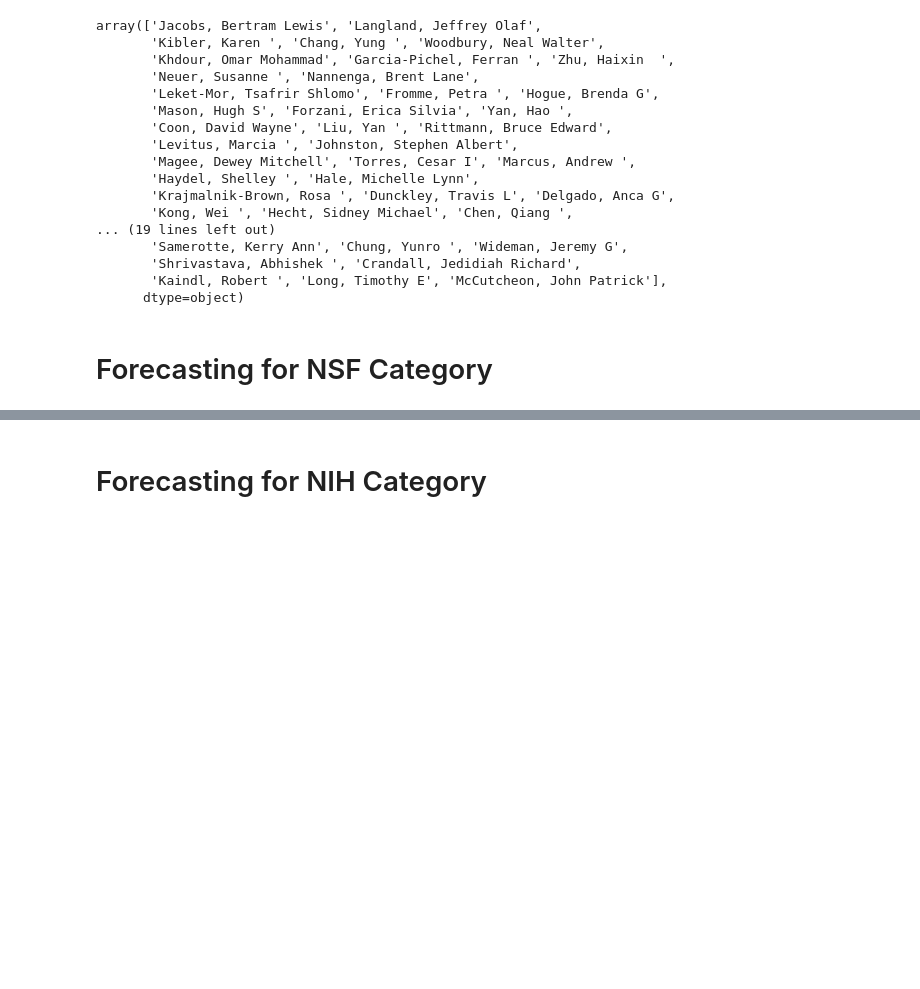
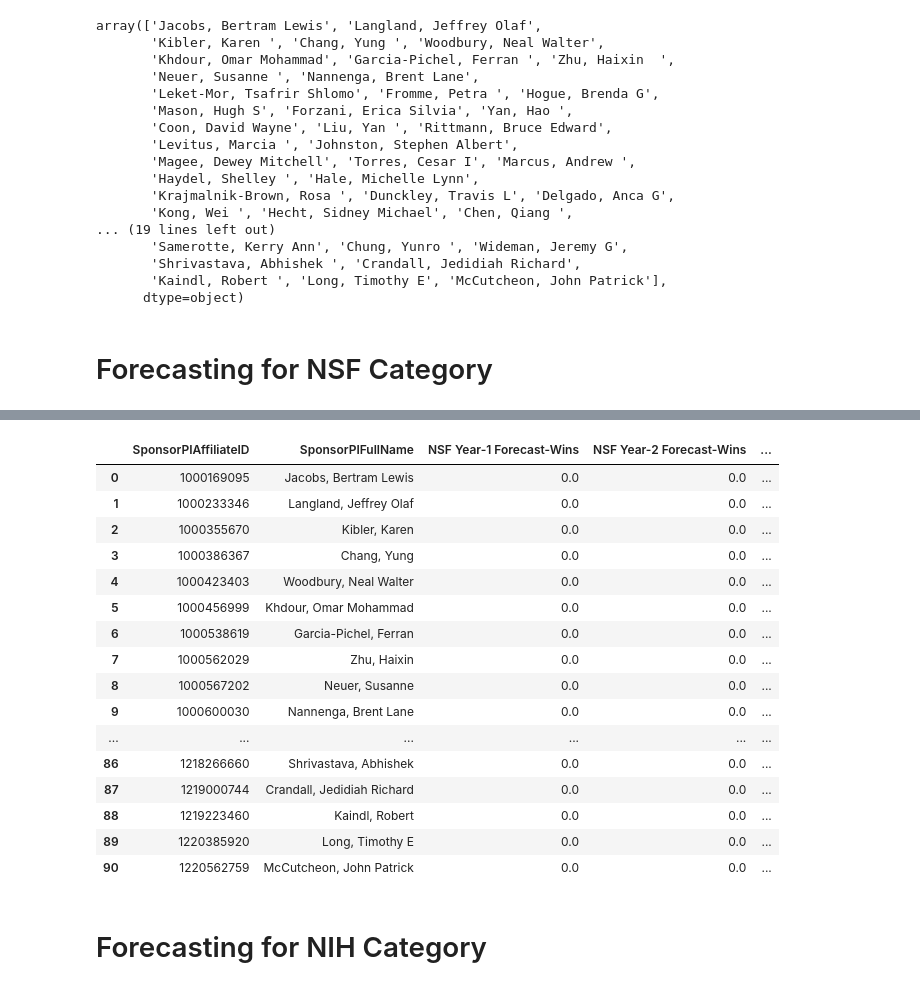
Before and after one commit to S-M-Ammar/Projects, a Jupyter notebook: Researchers Data Analytics/main-1.ipynb, the cells around one changed output, grey strips where cells are left out. Drawn from its saved outputs; the diff is of its cells as text; code cells hidden in the pictures; blank space fills up the shorter version.

Commit message:
Researchers Data Analytics

```diff
--- a/Researchers Data Analytics/main-1.ipynb
+++ b/Researchers Data Analytics/main-1.ipynb
@@ -66,16 +66,16 @@ adf_test = ADFTest(alpha=0.5)
 # %% [markdown]
 # Forecasting for NSF Category
 # %%
-NSF_Wins_df = pd.DataFrame(columns=['SponsorPIAffiliateID','SponsorPIFullName','Year-1 Forecast','Year-2 Forecast','Year-3 Forecast','Year-4 Forecast','Year-5 Forecast'])
-NSF_Loss_df = pd.DataFrame(columns=['SponsorPIAffiliateID','SponsorPIFullName','Year-1 Forecast','Year-2 Forecast','Year-3 Forecast','Year-4 Forecast','Year-5 Forecast'])
-NSF_Withdrawn_df = pd.DataFrame(columns=['SponsorPIAffiliateID','SponsorPIFullName','Year-1 Forecast','Year-2 Forecast','Year-3 Forecast','Year-4 Forecast','Year-5 Forecast'])
-
+NSF_Wins_df = pd.DataFrame(columns=['SponsorPIAffiliateID','SponsorPIFullName','NSF Year-1 Forecast-Wins','NSF Year-2 Forecast-Wins','NSF Year-3 Forecast-Wins','NSF Year-4 Forecast-Wins','NSF Year-5 Forecast-Wins'])
+NSF_Loss_df = pd.DataFrame(columns=['SponsorPIAffiliateID','SponsorPIFullName','NSF Year-1 Forecast-Loss','NSF Year-2 Forecast-Loss','NSF Year-3 Forecast-Loss','NSF Year-4 Forecast-Loss','NSF Year-5 Forecast-Loss'])
+NSF_Withdrawn_df = pd.DataFrame(columns=['SponsorPIAffiliateID','SponsorPIFullName','NSF Year-1 Forecast-Withdrawn','NSF Year-2 Forecast-Withdrawn','NSF Year-3 Forecast-Withdrawn','NSF Year-4 Forecast-Withdrawn','NSF Year-5 Forecast-Withdrawn'])
+counter = 0
 NSF_df = df[["Year","SponsorPIAffiliateID","SponsorPIFullName","NSFWins","NSF$Won","NSFLosses","NSF$Losses","NSFWithdrawn","NSF$Withdrawn"]]
 for x in unique_researchers:
     temp_df = NSF_df[NSF_df['SponsorPIFullName']==x]
     temp_df.sort_values(by="Year",ascending=True,inplace=True)
 #     test_result = adf_test.should_diff(temp_df[['NSFWins']].to_numpy())[1]
-
+    print(temp_df['NSFWins'].tolist())
     arima_nsf_wins = auto_arima(temp_df['NSFWins'],start_p=0,d=0,start_q=0,max_p=5,max_d=5,max_q=5,start_P=0,D=1,start_Q=0,
                                 max_P=5,max_D=5,max_Q=5,m=12,seasonal=False,error_Action='warn',trace=True,supress_warnings=True,stepwise=True,random_state=20,n_fits=50)
 
@@ -94,10 +94,11 @@ for x in unique_researchers:
     loss_pred = np.absolute(arima_nsf_loss.predict(n_periods=5))
     withdrawn_pred = np.absolute(arima_nsf_withdrawn.predict(n_periods=5))
 
-    for i in range(5):
-        NSF_Wins_df.loc[len(NSF_Wins_df.index)] = [unique_ids[0],x,round(wins_pred[0],0),round(wins_pred[1],0),round(wins_pred[2],0),round(wins_pred[3],0),round(wins_pred[4],0)]
-        NSF_Loss_df.loc[len(NSF_Loss_df.index)] = [unique_ids[0],x,round(loss_pred[0],0),round(loss_pred[1],0),round(loss_pred[2],0),round(loss_pred[3],0),round(loss_pred[4],0)]
-        NSF_Withdrawn_df.loc[len(NSF_Withdrawn_df.index)] = [unique_ids[0],x,round(withdrawn_pred[0],0),round(withdrawn_pred[1],0),round(withdrawn_pred[2],0),round(withdrawn_pred[3],0),round(withdrawn_pred[4],0)]
+
+    NSF_Wins_df.loc[len(NSF_Wins_df.index)] = [unique_ids[counter],x,round(wins_pred[0],0),round(wins_pred[1],0),round(wins_pred[2],0),round(wins_pred[3],0),round(wins_pred[4],0)]
+    NSF_Loss_df.loc[len(NSF_Loss_df.index)] = [unique_ids[counter],x,round(loss_pred[0],0),round(loss_pred[1],0),round(loss_pred[2],0),round(loss_pred[3],0),round(loss_pred[4],0)]
+    NSF_Withdrawn_df.loc[len(NSF_Withdrawn_df.index)] = [unique_ids[counter],x,round(withdrawn_pred[0],0),round(withdrawn_pred[1],0),round(withdrawn_pred[2],0),round(withdrawn_pred[3],0),round(withdrawn_pred[4],0)]
+    counter=counter+1
 # %% [output]
 A value is trying to be set on a copy of a slice from a DataFrame
 
@@ -229 +190,25 @@ Total fit time: 0.032 seconds
+# %%
+NSF = NSF_Wins_df.merge(NSF_Loss_df,on='SponsorPIFullName')
+NSF = NSF.merge(NSF_Withdrawn_df,on='SponsorPIFullName')
+NSF.drop(labels=['SponsorPIAffiliateID_y','SponsorPIAffiliateID'],axis=1,inplace=True)
+NSF.rename(columns={'SponsorPIAffiliateID_x': 'SponsorPIAffiliateID'}, inplace=True)
+NSF
+# %% [output]
+|  | SponsorPIAffiliateID | SponsorPIFullName | NSF Year-1 Forecast-Wins | NSF Year-2 Forecast-Wins | ... |
+| 0 | 1000169095 | Jacobs, Bertram Lewis | 0.0 | 0.0 | ... |
+| 1 | 1000233346 | Langland, Jeffrey Olaf | 0.0 | 0.0 | ... |
+| 2 | 1000355670 | Kibler, Karen | 0.0 | 0.0 | ... |
+| 3 | 1000386367 | Chang, Yung | 0.0 | 0.0 | ... |
+| 4 | 1000423403 | Woodbury, Neal Walter | 0.0 | 0.0 | ... |
+| 5 | 1000456999 | Khdour, Omar Mohammad | 0.0 | 0.0 | ... |
+| 6 | 1000538619 | Garcia-Pichel, Ferran | 0.0 | 0.0 | ... |
+| 7 | 1000562029 | Zhu, Haixin | 0.0 | 0.0 | ... |
+| 8 | 1000567202 | Neuer, Susanne | 0.0 | 0.0 | ... |
+| 9 | 1000600030 | Nannenga, Brent Lane | 0.0 | 0.0 | ... |
+| ... | ... | ... | ... | ... | ... |
+| 86 | 1218266660 | Shrivastava, Abhishek | 0.0 | 0.0 | ... |
+| 87 | 1219000744 | Crandall, Jedidiah Richard | 0.0 | 0.0 | ... |
+| 88 | 1219223460 | Kaindl, Robert | 0.0 | 0.0 | ... |
+| 89 | 1220385920 | Long, Timothy E | 0.0 | 0.0 | ... |
+| 90 | 1220562759 | McCutcheon, John Patrick | 0.0 | 0.0 | ... |
 # %%
```
Also changed, not shown: parts of 10 cells of this notebook, 12 other files.
